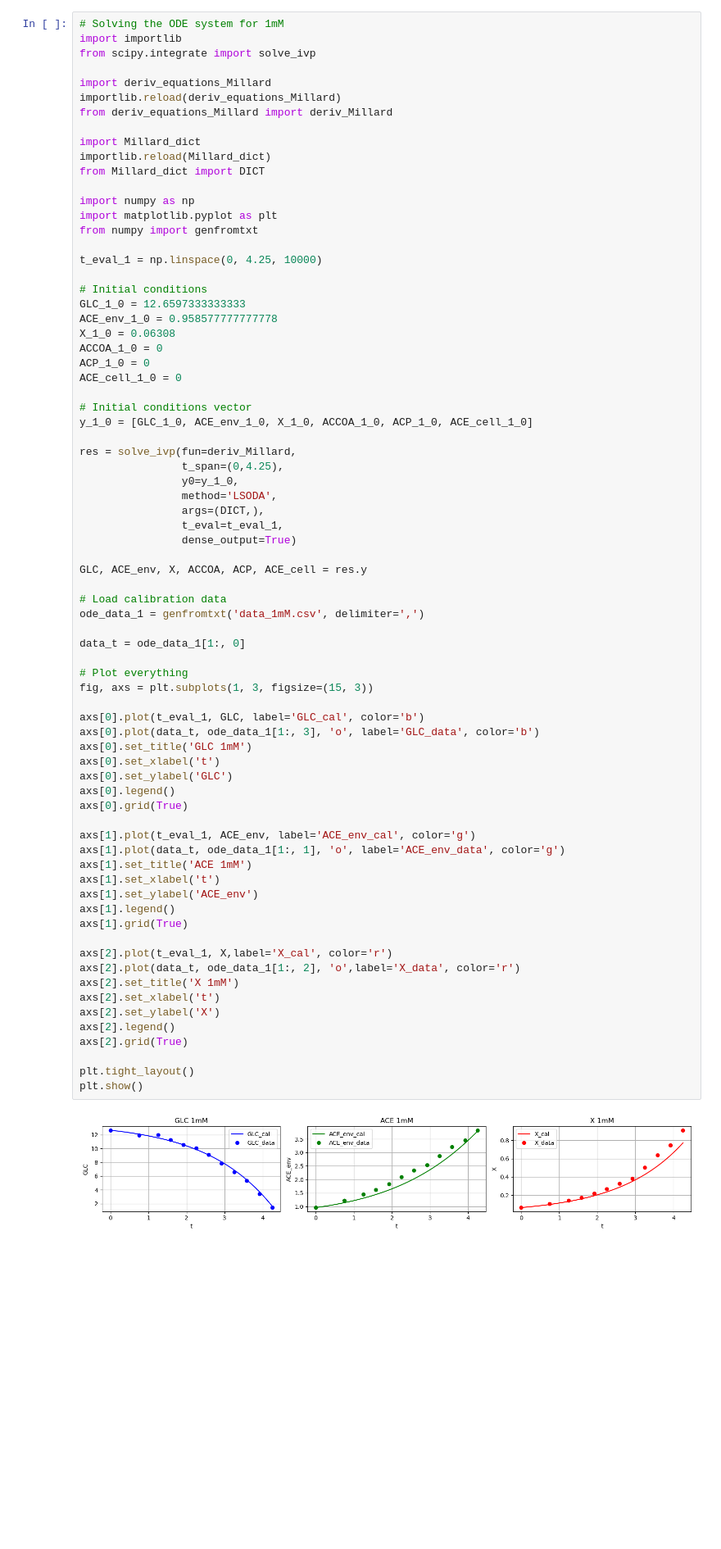
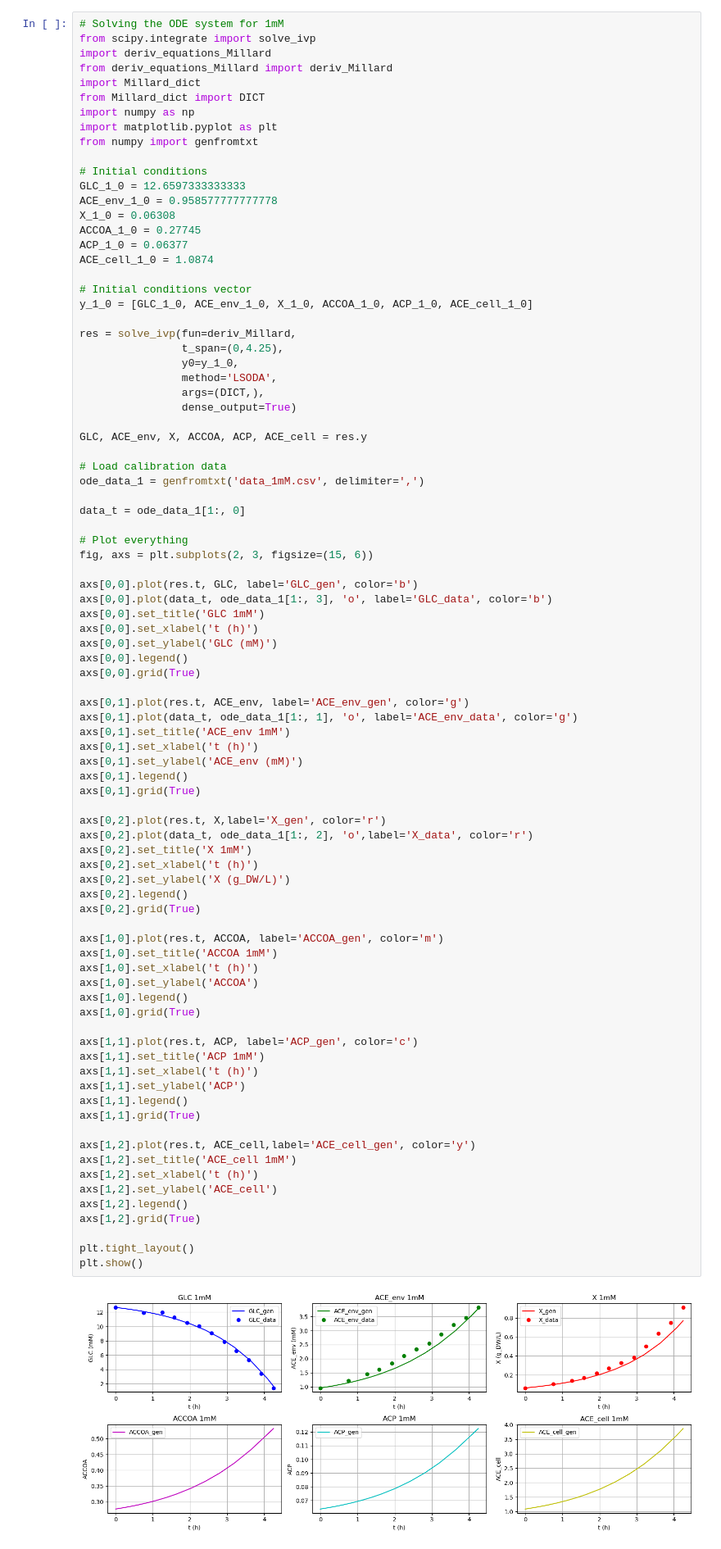
Before and after one commit to brsynth/PINN, a Jupyter notebook: Millard_ODE_solving.ipynb, the cells around one changed output. Shown at 82% size. Saved outputs shown, nothing was run; the diff lists cells and outputs as text; blank space fills up the shorter version.

```diff
--- a/Millard_ODE_solving.ipynb
+++ b/Millard_ODE_solving.ipynb
@@ -2,80 +2,92 @@
 ## Solving the ODE system for 1mM
 # %%
 # Solving the ODE system for 1mM
-import importlib
 from scipy.integrate import solve_ivp
-
 import deriv_equations_Millard
-importlib.reload(deriv_equations_Millard)
 from deriv_equations_Millard import deriv_Millard
-
 import Millard_dict
-importlib.reload(Millard_dict)
 from Millard_dict import DICT
-
 import numpy as np
 import matplotlib.pyplot as plt
 from numpy import genfromtxt
-
-t_eval_1 = np.linspace(0, 4.25, 10000)
 
 # Initial conditions
 GLC_1_0 = 12.6597333333333
 ACE_env_1_0 = 0.958577777777778
 X_1_0 = 0.06308
-ACCOA_1_0 = 0
-ACP_1_0 = 0
-ACE_cell_1_0 = 0
+ACCOA_1_0 = 0.27745
+ACP_1_0 = 0.06377
+ACE_cell_1_0 = 1.0874
 
 # Initial conditions vector
 y_1_0 = [GLC_1_0, ACE_env_1_0, X_1_0, ACCOA_1_0, ACP_1_0, ACE_cell_1_0]
 
 res = solve_ivp(fun=deriv_Millard,
                 t_span=(0,4.25),
                 y0=y_1_0,
                 method='LSODA',
                 args=(DICT,),
-                t_eval=t_eval_1,
                 dense_output=True)
 
 GLC, ACE_env, X, ACCOA, ACP, ACE_cell = res.y
 
 # Load calibration data
 ode_data_1 = genfromtxt('data_1mM.csv', delimiter=',')
 
 data_t = ode_data_1[1:, 0]
 
 # Plot everything
-fig, axs = plt.subplots(1, 3, figsize=(15, 3))
+fig, axs = plt.subplots(2, 3, figsize=(15, 6))
 
-axs[0].plot(t_eval_1, GLC, label='GLC_cal', color='b')
-axs[0].plot(data_t, ode_data_1[1:, 3], 'o', label='GLC_data', color='b')
-axs[0].set_title('GLC 1mM')
-axs[0].set_xlabel('t')
-axs[0].set_ylabel('GLC')
-axs[0].legend()
-axs[0].grid(True)
+axs[0,0].plot(res.t, GLC, label='GLC_gen', color='b')
+axs[0,0].plot(data_t, ode_data_1[1:, 3], 'o', label='GLC_data', color='b')
+axs[0,0].set_title('GLC 1mM')
+axs[0,0].set_xlabel('t (h)')
+axs[0,0].set_ylabel('GLC (mM)')
+axs[0,0].legend()
+axs[0,0].grid(True)
 
-axs[1].plot(t_eval_1, ACE_env, label='ACE_env_cal', color='g')
-axs[1].plot(data_t, ode_data_1[1:, 1], 'o', label='ACE_env_data', color='g')
-axs[1].set_title('ACE 1mM')
-axs[1].set_xlabel('t')
-axs[1].set_ylabel('ACE_env')
-axs[1].legend()
-axs[1].grid(True)
+axs[0,1].plot(res.t, ACE_env, label='ACE_env_gen', color='g')
+axs[0,1].plot(data_t, ode_data_1[1:, 1], 'o', label='ACE_env_data', color='g')
+axs[0,1].set_title('ACE_env 1mM')
+axs[0,1].set_xlabel('t (h)')
+axs[0,1].set_ylabel('ACE_env (mM)')
+axs[0,1].legend()
+axs[0,1].grid(True)
 
-axs[2].plot(t_eval_1, X,label='X_cal', color='r')
-axs[2].plot(data_t, ode_data_1[1:, 2], 'o',label='X_data', color='r')
-axs[2].set_title('X 1mM')
-axs[2].set_xlabel('t')
-axs[2].set_ylabel('X')
-axs[2].legend()
-axs[2].grid(True)
+axs[0,2].plot(res.t, X,label='X_gen', color='r')
+axs[0,2].plot(data_t, ode_data_1[1:, 2], 'o',label='X_data', color='r')
+axs[0,2].set_title('X 1mM')
+axs[0,2].set_xlabel('t (h)')
+axs[0,2].set_ylabel('X (g_DW/L)')
+axs[0,2].legend()
+axs[0,2].grid(True)
+
+axs[1,0].plot(res.t, ACCOA, label='ACCOA_gen', color='m')
+axs[1,0].set_title('ACCOA 1mM')
+axs[1,0].set_xlabel('t (h)')
+axs[1,0].set_ylabel('ACCOA')
+axs[1,0].legend()
+axs[1,0].grid(True)
+
+axs[1,1].plot(res.t, ACP, label='ACP_gen', color='c')
+axs[1,1].set_title('ACP 1mM')
+axs[1,1].set_xlabel('t (h)')
+axs[1,1].set_ylabel('ACP')
+axs[1,1].legend()
+axs[1,1].grid(True)
+
+axs[1,2].plot(res.t, ACE_cell,label='ACE_cell_gen', color='y')
+axs[1,2].set_title('ACE_cell 1mM')
+axs[1,2].set_xlabel('t (h)')
+axs[1,2].set_ylabel('ACE_cell')
+axs[1,2].legend()
+axs[1,2].grid(True)
 
 plt.tight_layout()
 plt.show()
 # %% [output]
-[figure, old version]
+[figure, new version]
 # %% [markdown]
 ## Solving the ODE system for 10mM
 # %%
```
Also changed, not shown: parts of 2 cells of this notebook, 4 other files.
